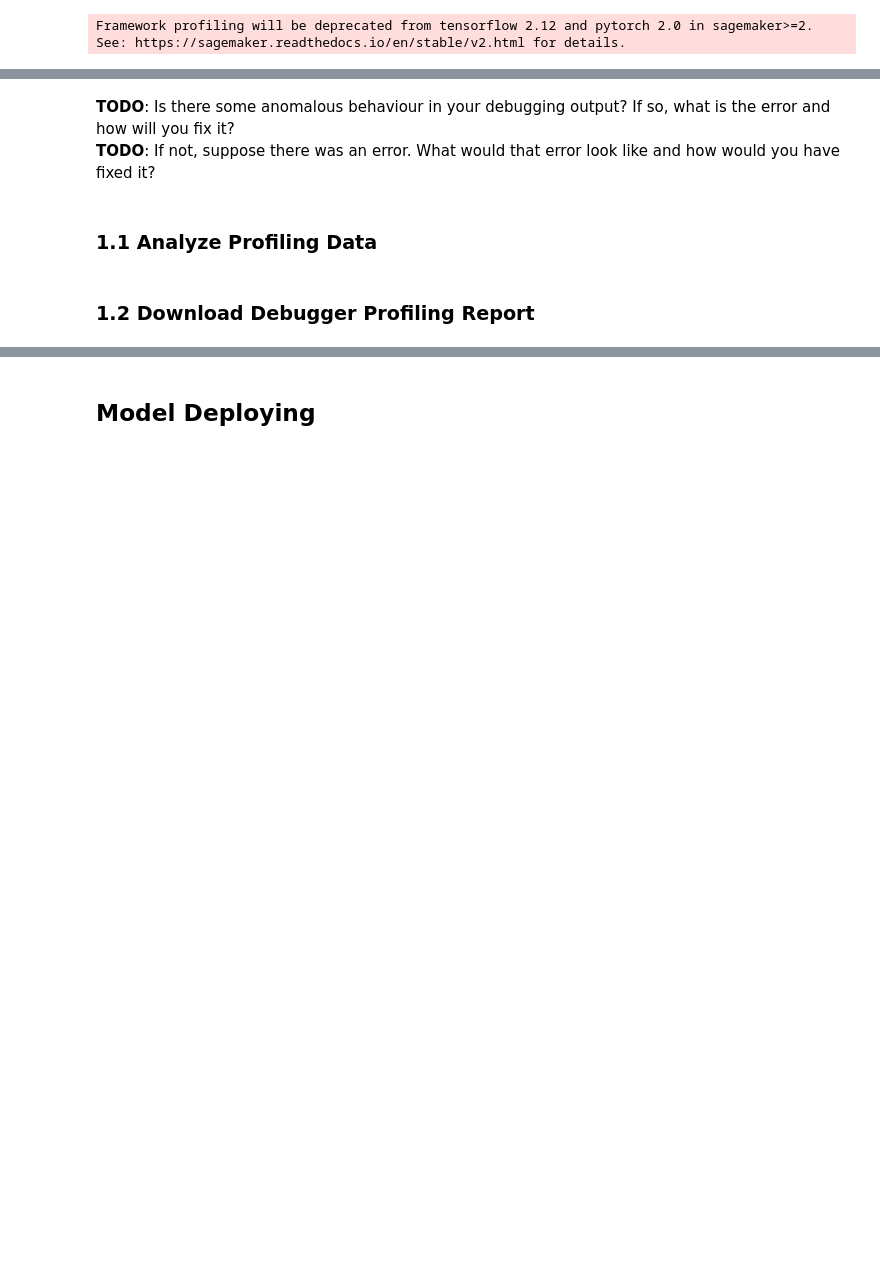
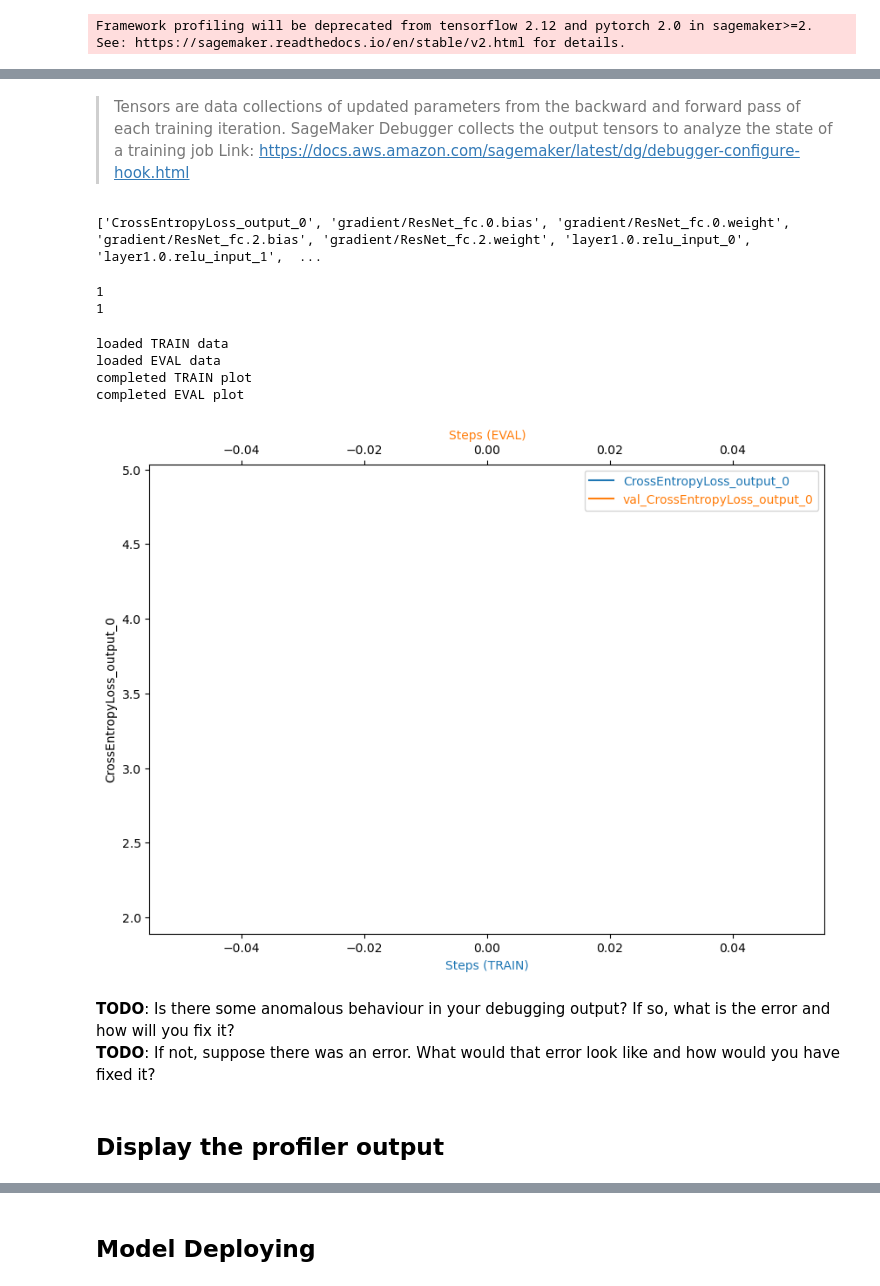
Before and after one commit to khangtictoc/Image-Classification-using-AWS-SageMaker, a Jupyter notebook: train_and_deploy.ipynb, the cells around one changed output, grey strips where cells are left out. Drawn from its saved outputs; the diff is of its cells as text; code cells hidden in the pictures; blank space fills up the shorter version.

```diff
--- a/train_and_deploy.ipynb
+++ b/train_and_deploy.ipynb
@@ -331,0 +376,2 @@ UnexpectedStatusException: Error for Training job concac-2024-05-26-06-18-34-721
+# %%
+trial = create_trial(estimator.latest_job_debugger_artifacts_path())
@@ -332,3 +380,64 @@ UnexpectedStatusException: Error for Training job concac-2024-05-26-06-18-34-721
+# %% [markdown]
+> Tensors are data collections of updated parameters from the backward and forward pass of each training iteration. SageMaker Debugger collects the output tensors to analyze the state of a training job
+Link: https://docs.aws.amazon.com/sagemaker/latest/dg/debugger-configure-hook.html
+# %%
+print(trial.tensor_names())
+# %% [output]
+['CrossEntropyLoss_output_0', 'gradient/ResNet_fc.0.bias', 'gradient/ResNet_fc.0.weight', 'gradient/ResNet_fc.2.bias', 'gradient/ResNet_fc.2.weight', 'layer1.0.relu_input_0', 'layer1.0.relu_input_1',  ...
+# %%
+print(len(trial.tensor('CrossEntropyLoss_output_0').steps(mode=ModeKeys.TRAIN)))
+print(len(trial.tensor('CrossEntropyLoss_output_0').steps(mode=ModeKeys.EVAL)))
+# %% [output]
+1
+1
+# %%
+def get_data(trial, tname, mode):
+    tensor = trial.tensor(tname)
+    steps = tensor.steps(mode=mode)
+    vals = []
+    for s in steps:
+        vals.append(tensor.value(s, mode=mode))
+    return steps, vals
+# %%
+def plot_tensor(trial, tensor_name):
+
+    steps_train, vals_train = get_data(trial, tensor_name, mode=ModeKeys.TRAIN)
+    print("loaded TRAIN data")
+    steps_eval, vals_eval = get_data(trial, tensor_name, mode=ModeKeys.EVAL)
+    print("loaded EVAL data")
+
+    fig = plt.figure(figsize=(10, 7))
+    host = host_subplot(111)
+
+    par = host.twiny()
+
+    host.set_xlabel("Steps (TRAIN)")
+    par.set_xlabel("Steps (EVAL)")
+    host.set_ylabel(tensor_name)
+
+    (p1,) = host.plot(steps_train, vals_train, label=tensor_name)
+    print("completed TRAIN plot")
+    (p2,) = par.plot(steps_eval, vals_eval, label="val_" + tensor_name)
+    print("completed EVAL plot")
+    leg = plt.legend()
+
+    host.xaxis.get_label().set_color(p1.get_color())
+    leg.texts[0].set_color(p1.get_color())
+
+    par.xaxis.get_label().set_color(p2.get_color())
+    leg.texts[1].set_color(p2.get_color())
+
+    plt.ylabel(tensor_name)
+
+    plt.show()
+# %%
+plot_tensor(trial, 'CrossEntropyLoss_output_0')
+# %% [output]
+loaded TRAIN data
+loaded EVAL data
+completed TRAIN plot
+completed EVAL plot
+[figure, added]
 # %% [markdown]
 **TODO**: Is there some anomalous behaviour in your debugging output? If so, what is the error and how will you fix it?
 **TODO**: If not, suppose there was an error. What would that error look like and how would you have fixed it?
@@ -337,4 +444,2 @@ UnexpectedStatusException: Error for Training job concac-2024-05-26-06-18-34-721
-# %% [markdown]
-### 1.1 Analyze Profiling Data
-# %% [markdown]
-### 1.2 Download Debugger Profiling Report
+# %% [markdown]
+## Display the profiler output
```
Also changed, not shown: parts of 43 cells of this notebook, 28 other files.
